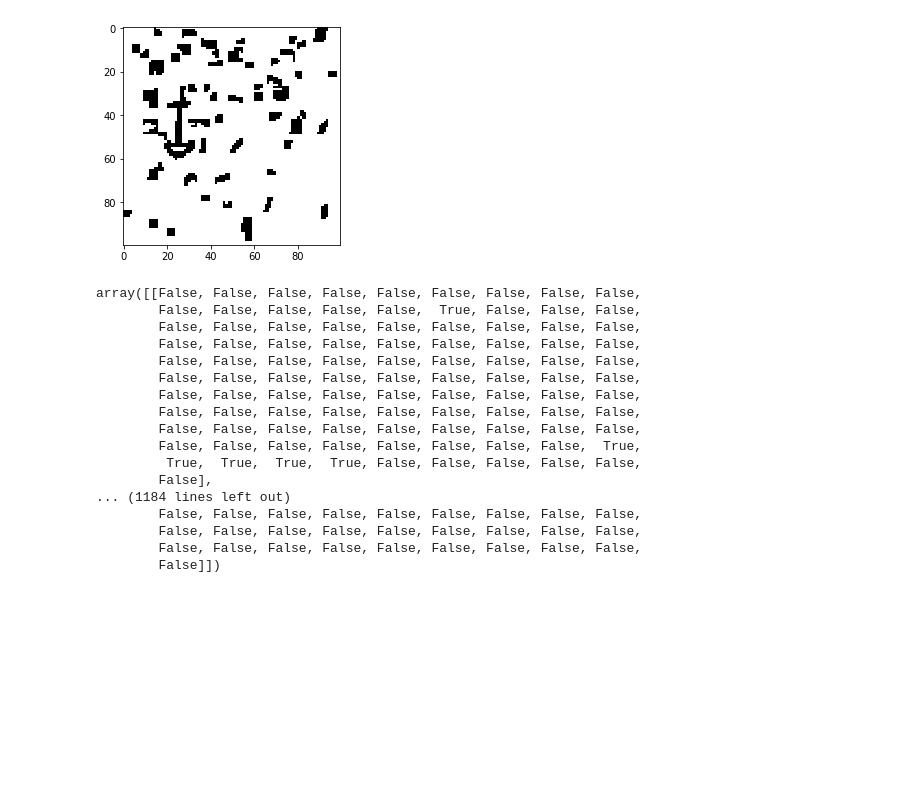
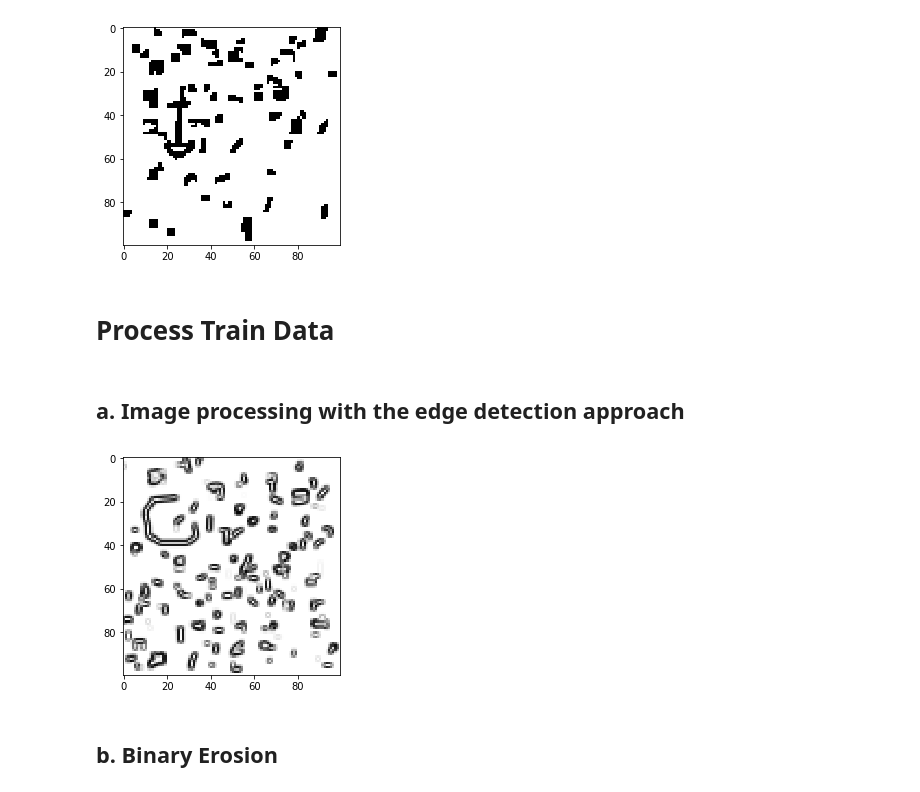
Before and after one commit to kellyfinnerty/COMP551-Kaggle-Competition, a Jupyter notebook: Kaggle-Code.ipynb, the cells around one changed output. Drawn from its saved outputs; the diff is of its cells as text; code cells hidden in the pictures; blank space fills up the shorter version.

```diff
--- a/Kaggle-Code.ipynb
+++ b/Kaggle-Code.ipynb
@@ -78,23 +78,7 @@ plt.imshow(reconstruction, cmap='Greys')
 plt.show()
 # %% [output]
 [figure]
-# %%
-reconstruction
-# %% [output]
-array([[False, False, False, False, False, False, False, False, False,
-        False, False, False, False, False,  True, False, False, False,
-        False, False, False, False, False, False, False, False, False,
-        False, False, False, False, False, False, False, False, False,
-        False, False, False, False, False, False, False, False, False,
-        False, False, False, False, False, False, False, False, False,
-        False, False, False, False, False, False, False, False, False,
-        False, False, False, False, False, False, False, False, False,
-        False, False, False, False, False, False, False, False, False,
-        False, False, False, False, False, False, False, False,  True,
-         True,  True,  True,  True, False, False, False, False, False,
-        False],
-... (1184 lines left out)
-        False, False, False, False, False, False, False, False, False,
-        False, False, False, False, False, False, False, False, False,
-        False, False, False, False, False, False, False, False, False,
-        False]])
+# %% [markdown]
+# Process Train Data
+# %% [markdown]
+## a. Image processing with the edge detection approach
@@ -100,0 +97,7 @@ array([[False, False, False, False, False, False, False, False, False,
+# %%
+plt.imshow(train_x_edge[100], cmap='Greys')
+plt.show()
+# %% [output]
+[figure, added]
+# %% [markdown]
+## b. Binary Erosion
```
Also changed, not shown: parts of 19 cells of this notebook.
